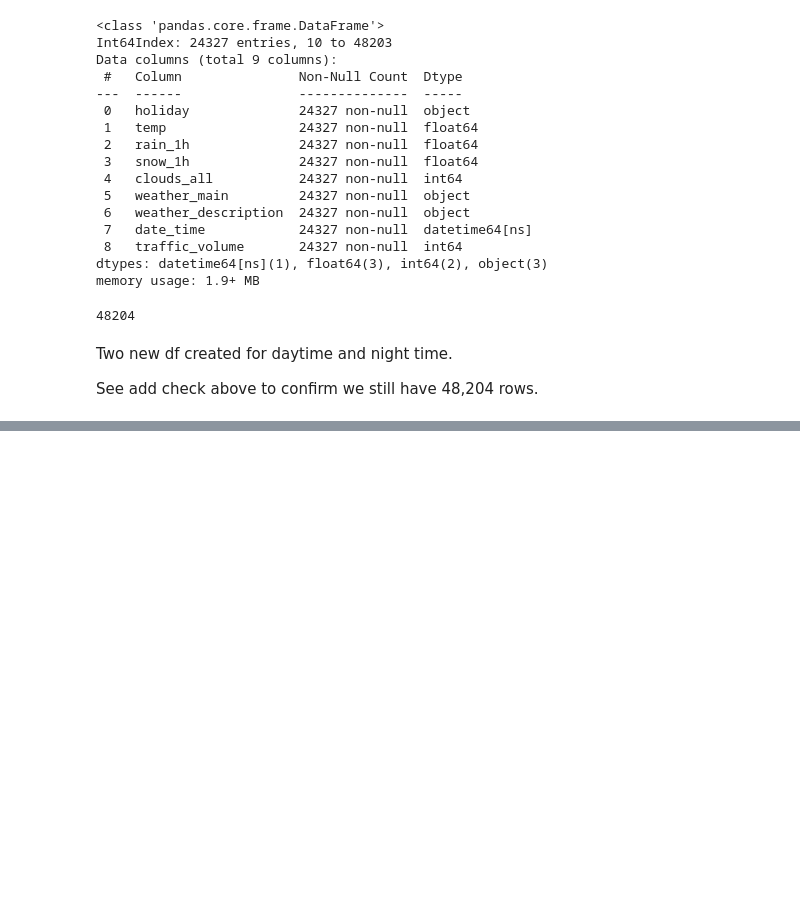
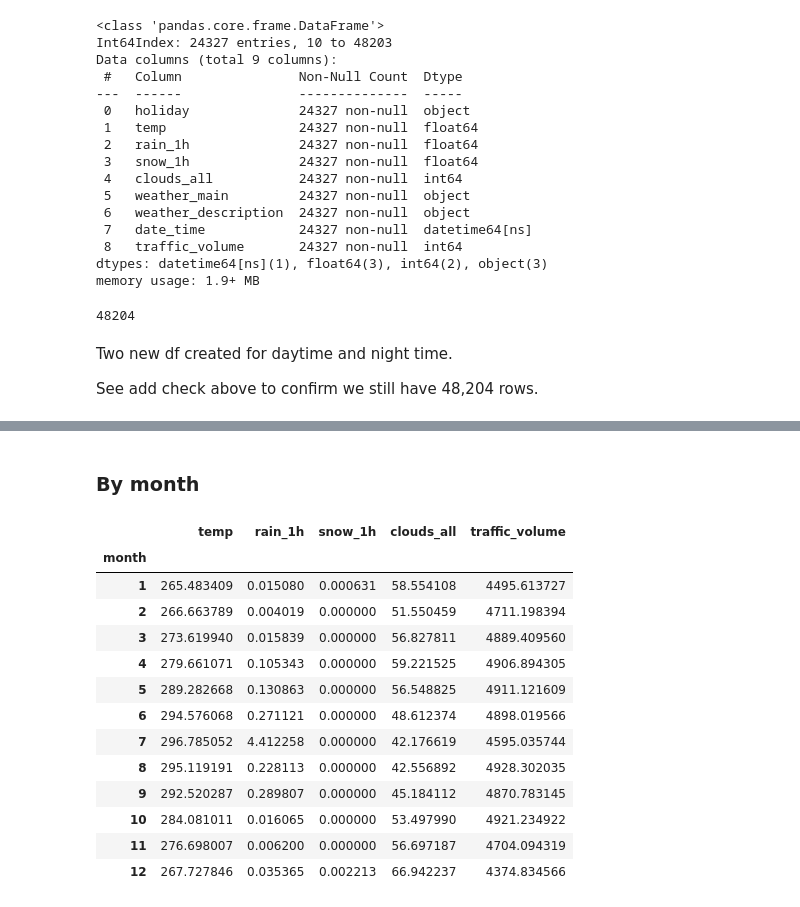
Before and after one commit to timwoodland/Finding_heavy_traffic_indicators_on_I-94_project, a Jupyter notebook: Finding_heavy_traffic_indicators_on_I-94_project.ipynb, the cells around one changed output, grey strips where cells are left out. Saved outputs shown, nothing was run; the diff lists cells and outputs as text; code cells hidden in the pictures; blank space fills up the shorter version.

```diff
--- a/Finding_heavy_traffic_indicators_on_I-94_project.ipynb
+++ b/Finding_heavy_traffic_indicators_on_I-94_project.ipynb
@@ -185,0 +241,2 @@ See add check above to confirm we still have 48,204 rows.
+# %% [markdown]
+### By month
@@ -185,0 +247,17 @@ See add check above to confirm we still have 48,204 rows.
+# %%
+traffic_by_month
+# %% [output]
+|  | temp | rain_1h | snow_1h | clouds_all | traffic_volume |
+| month |  |  |  |  |  |
+| 1 | 265.483409 | 0.015080 | 0.000631 | 58.554108 | 4495.613727 |
+| 2 | 266.663789 | 0.004019 | 0.000000 | 51.550459 | 4711.198394 |
+| 3 | 273.619940 | 0.015839 | 0.000000 | 56.827811 | 4889.409560 |
+| 4 | 279.661071 | 0.105343 | 0.000000 | 59.221525 | 4906.894305 |
+| 5 | 289.282668 | 0.130863 | 0.000000 | 56.548825 | 4911.121609 |
+| 6 | 294.576068 | 0.271121 | 0.000000 | 48.612374 | 4898.019566 |
+| 7 | 296.785052 | 4.412258 | 0.000000 | 42.176619 | 4595.035744 |
+| 8 | 295.119191 | 0.228113 | 0.000000 | 42.556892 | 4928.302035 |
+| 9 | 292.520287 | 0.289807 | 0.000000 | 45.184112 | 4870.783145 |
+| 10 | 284.081011 | 0.016065 | 0.000000 | 53.497990 | 4921.234922 |
+| 11 | 276.698007 | 0.006200 | 0.000000 | 56.697187 | 4704.094319 |
+| 12 | 267.727846 | 0.035365 | 0.002213 | 66.942237 | 4374.834566 |
```
Also changed, not shown: parts of 18 cells of this notebook.
